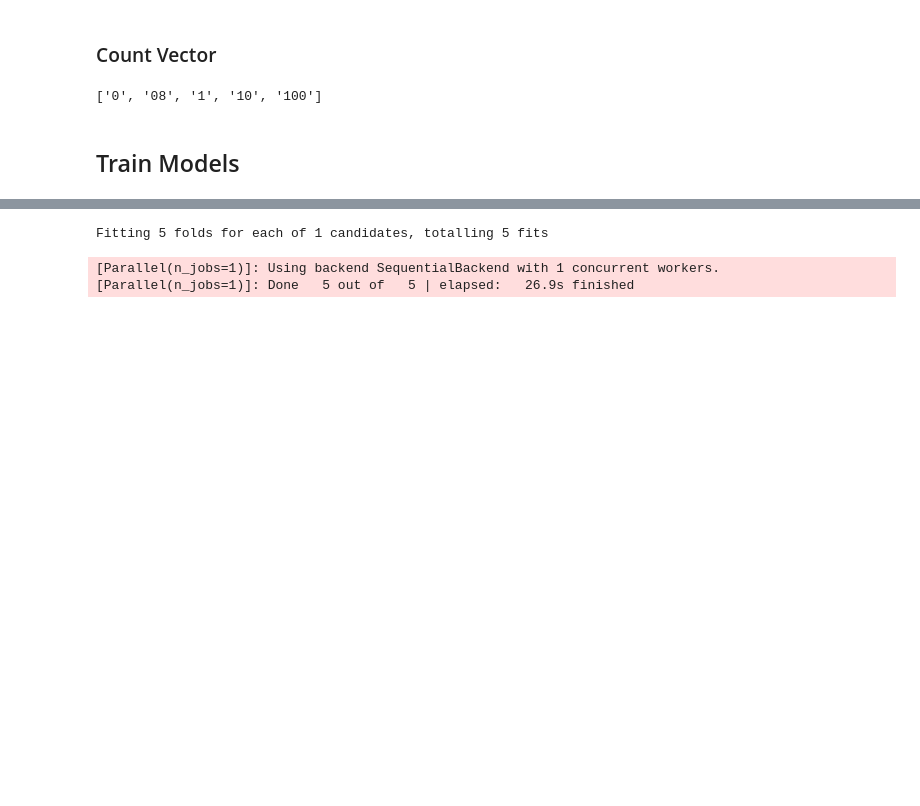
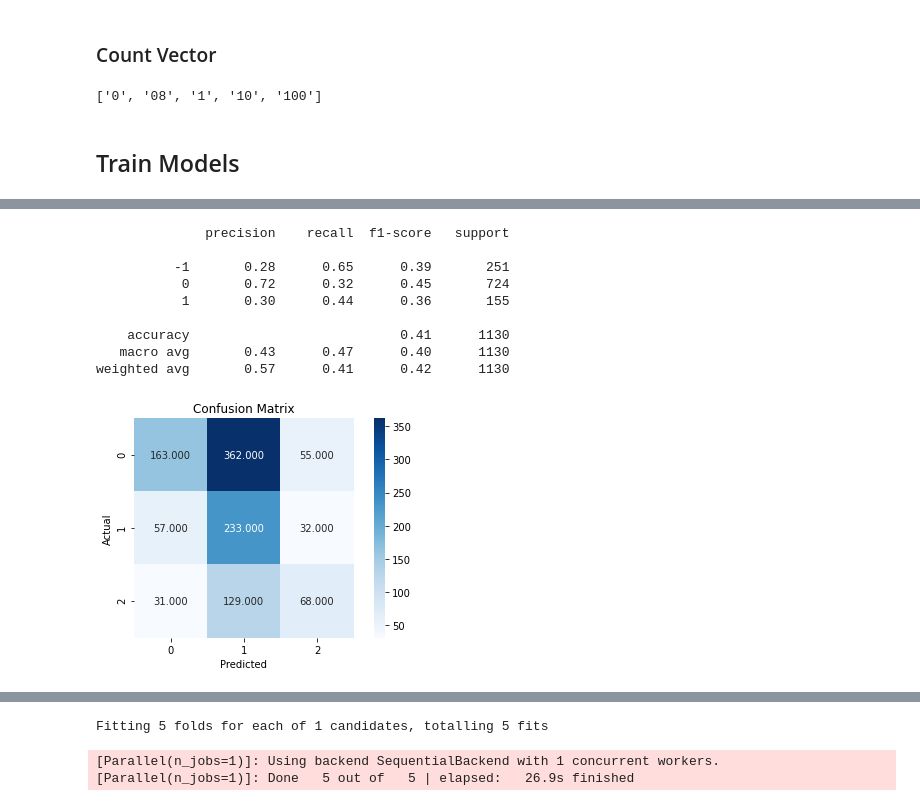
Before and after one commit to chiehhsi/Tweets_Sentiment_Analysis, a Jupyter notebook: Tweets_sentiment_analysis.ipynb, the cells around one changed output, grey strips where cells are left out. Saved outputs shown, nothing was run; the diff lists cells and outputs as text; code cells hidden in the pictures; blank space fills up the shorter version.

```diff
--- a/Tweets_sentiment_analysis.ipynb
+++ b/Tweets_sentiment_analysis.ipynb
@@ -591,7 +593,7 @@ Vocabulary length: 1930
 | 0 | 6.443901 | 2.514776 | 2.77467 | 8.32547 | 3.000353 | 2.100865 | 4.094825 | 1.328386 | 4.508848 | 3.575373 | ... | ... |
 1 rows × 1930 columns
 # %%
-train_rom_X, test_rom_X = tfidfvec(train_rom_X, test_rom_X)
+#train_rom_X, test_rom_X = tfidfvec(train_rom_X, test_rom_X)
 # %% [output]
 ['abc', 'abl', 'abort', 'abov', 'absolut']
 Vocabulary length: 1883
@@ -705 +663,19 @@ np.mean(y_pred==test_rom_Y)
+# %%
+# SVC with romney's tweets
+pipe_SVC = define_pipe(SVC())
+pipe_SVC.fit(train_rom_X, train_rom_Y)
+y_pred = pipe.predict(test_rom_X)
+print(classification_report(y_pred, test_rom_Y))
+plot_cm(test_rom_Y, y_pred)
+# %% [output]
+              precision    recall  f1-score   support
+
+          -1       0.28      0.65      0.39       251
+           0       0.72      0.32      0.45       724
+           1       0.30      0.44      0.36       155
+
+    accuracy                           0.41      1130
+   macro avg       0.43      0.47      0.40      1130
+weighted avg       0.57      0.41      0.42      1130
+[figure, added]
 # %%
```
Also changed, not shown: parts of 33 cells of this notebook.
